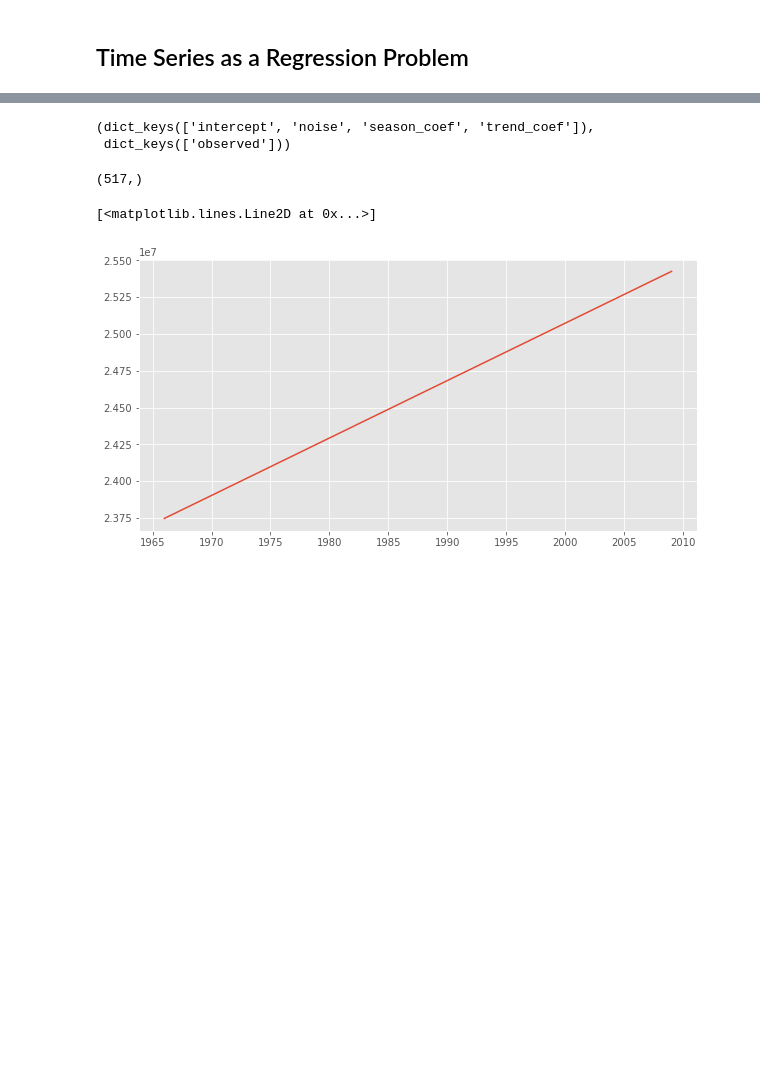
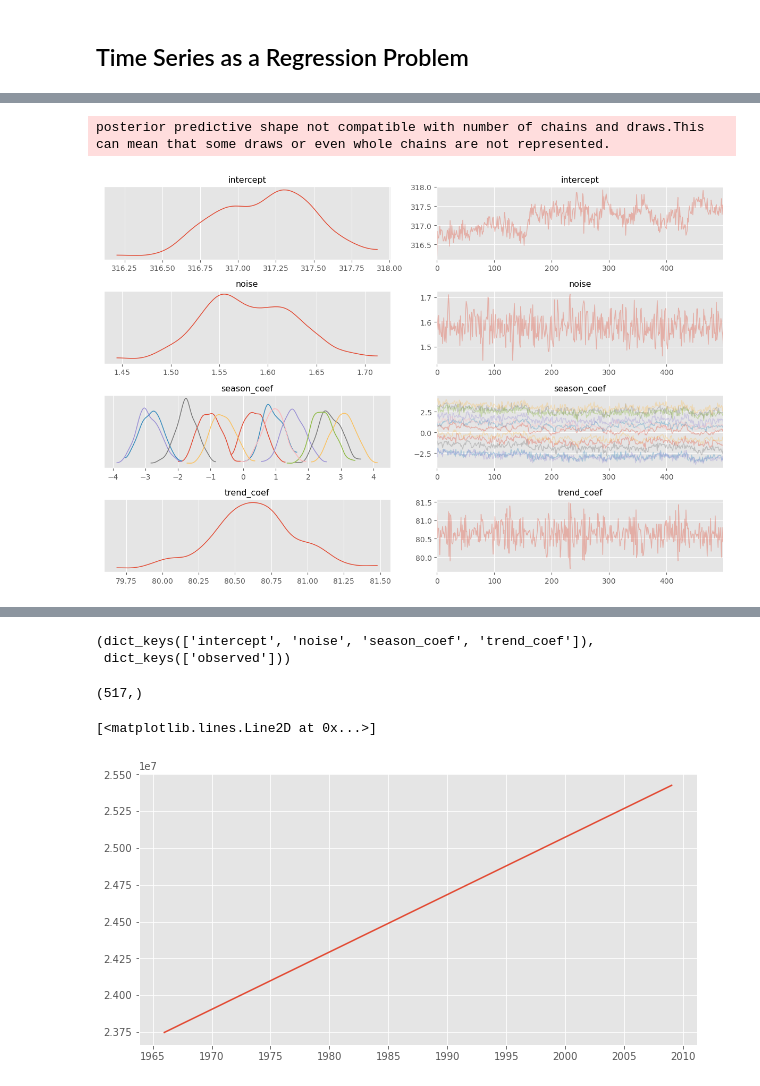
Before and after one commit to GStechschulte/books-with-code, a Jupyter notebook: bmcp/ch_6_pyro.ipynb, the cells around one changed output, grey strips where cells are left out. Saved outputs shown, nothing was run; the diff lists cells and outputs as text; code cells hidden in the pictures; blank space fills up the shorter version.

```diff
--- a/bmcp/ch_6_pyro.ipynb
+++ b/bmcp/ch_6_pyro.ipynb
@@ -126,3 +147,14 @@ Number of divergences: 348
+# %%
+ts_samples = mcmc_regression.get_samples(1000)
+post_samples = Predictive(ts_regression_model, ts_samples)(trend, seasonality, None)
+az_ts_model = az.from_pyro(posterior=mcmc_regression, posterior_predictive=post_samples)
+# %% [output]
+posterior predictive shape not compatible with number of chains and draws.This can mean that some draws or even whole chains are not represented.
+# %%
+az.plot_trace(az_ts_model)
+plt.tight_layout()
+# %% [output]
+[figure, added]
 # %%
 # prior samples
 prior_samples = Predictive(ts_regression_model, {}, num_samples=100)(trend, seasonality)
```
Also changed, not shown: parts of 12 cells of this notebook.
